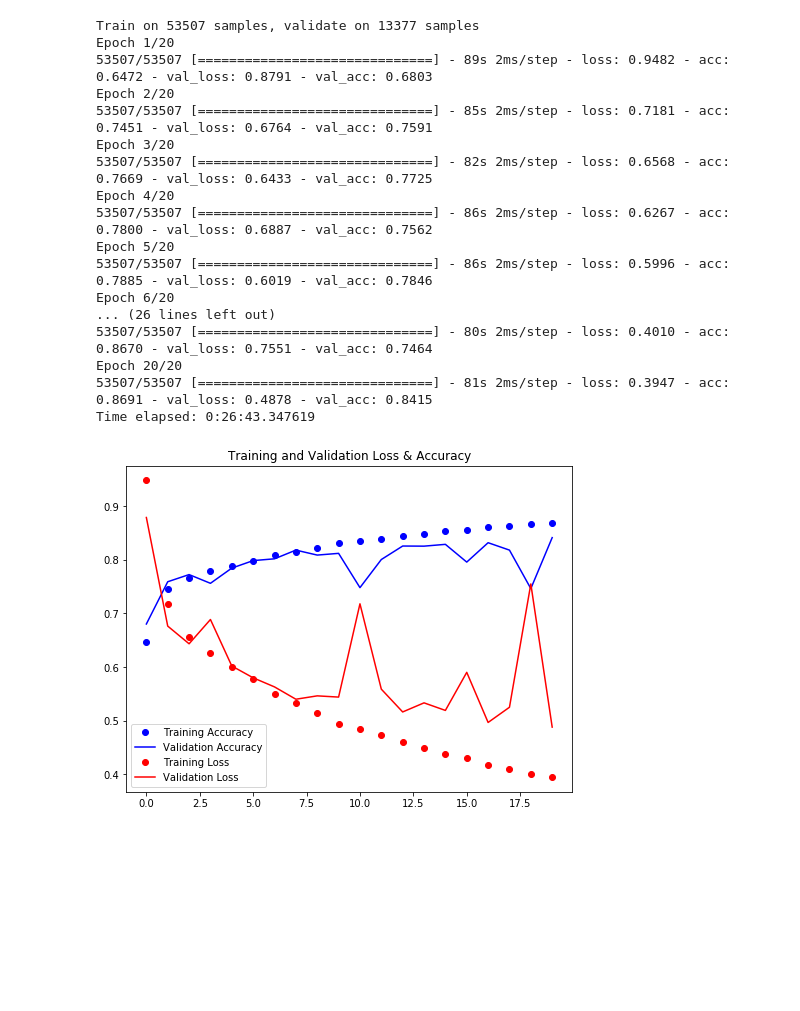
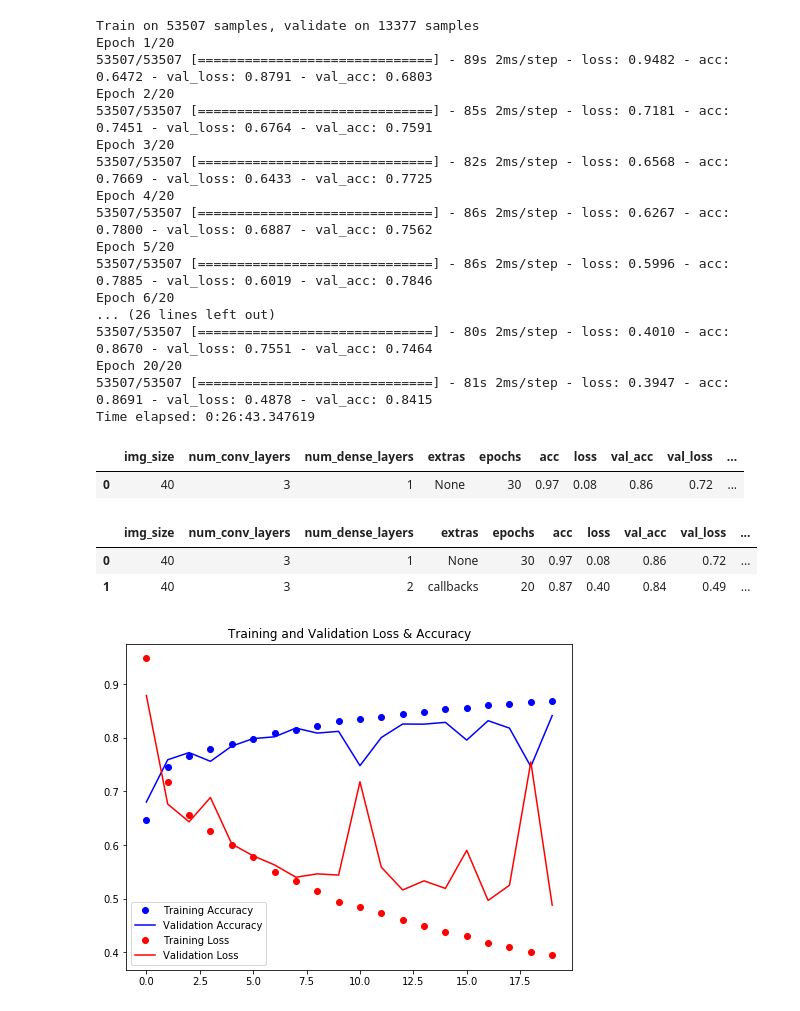
Before and after one commit to MagicMilly/conv-net-computer-vision, a Jupyter notebook: student.ipynb, the cells around one changed output. Cells and saved outputs as stored; diff of their text form; code cells hidden in the pictures; blank space fills up the shorter version.

```diff
--- a/student.ipynb
+++ b/student.ipynb
@@ -487,6 +488,18 @@ Epoch 6/20
 Epoch 20/20
 53507/53507 [==============================] - 81s 2ms/step - loss: 0.3947 - acc: 0.8691 - val_loss: 0.4878 - val_acc: 0.8415
 Time elapsed: 0:26:43.347619
+# %%
+df
+# %% [output]
+|  | img_size | num_conv_layers | num_dense_layers | extras | epochs | acc | loss | val_acc | val_loss | ... |
+| 0 | 40 | 3 | 1 | None | 30 | 0.97 | 0.08 | 0.86 | 0.72 | ... |
+# %%
+model_2_results = [40, 3, 2, 'callbacks', 20, 0.87, 0.40, 0.84, 0.49, 26]
+append_df(df, 1, model_2_results)
+# %% [output]
+|  | img_size | num_conv_layers | num_dense_layers | extras | epochs | acc | loss | val_acc | val_loss | ... |
+| 0 | 40 | 3 | 1 | None | 30 | 0.97 | 0.08 | 0.86 | 0.72 | ... |
+| 1 | 40 | 3 | 2 | callbacks | 20 | 0.87 | 0.40 | 0.84 | 0.49 | ... |
 # %%
 # Plot history - loss vs. accuracy
 fig = plt.figure(figsize=(8,6))
```
Also changed, not shown: parts of 12 cells of this notebook.
